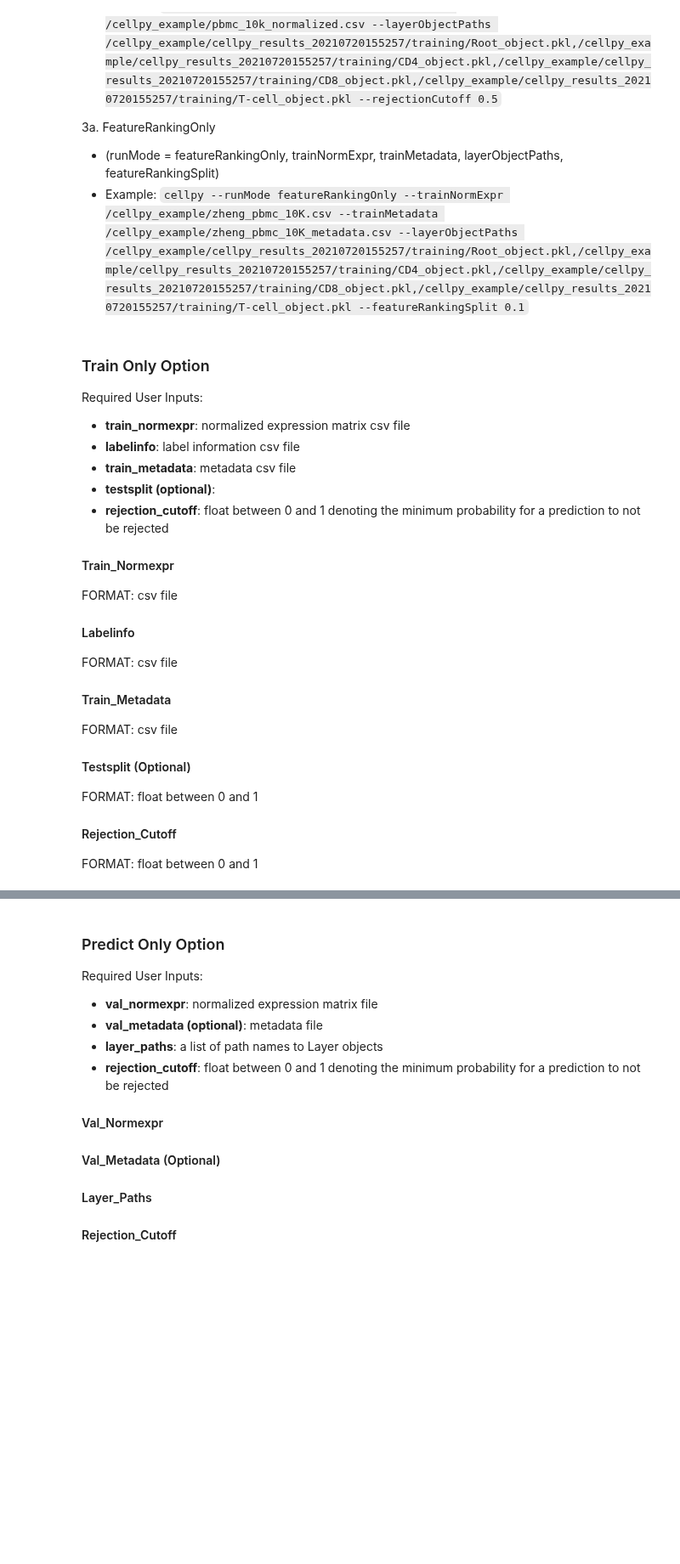
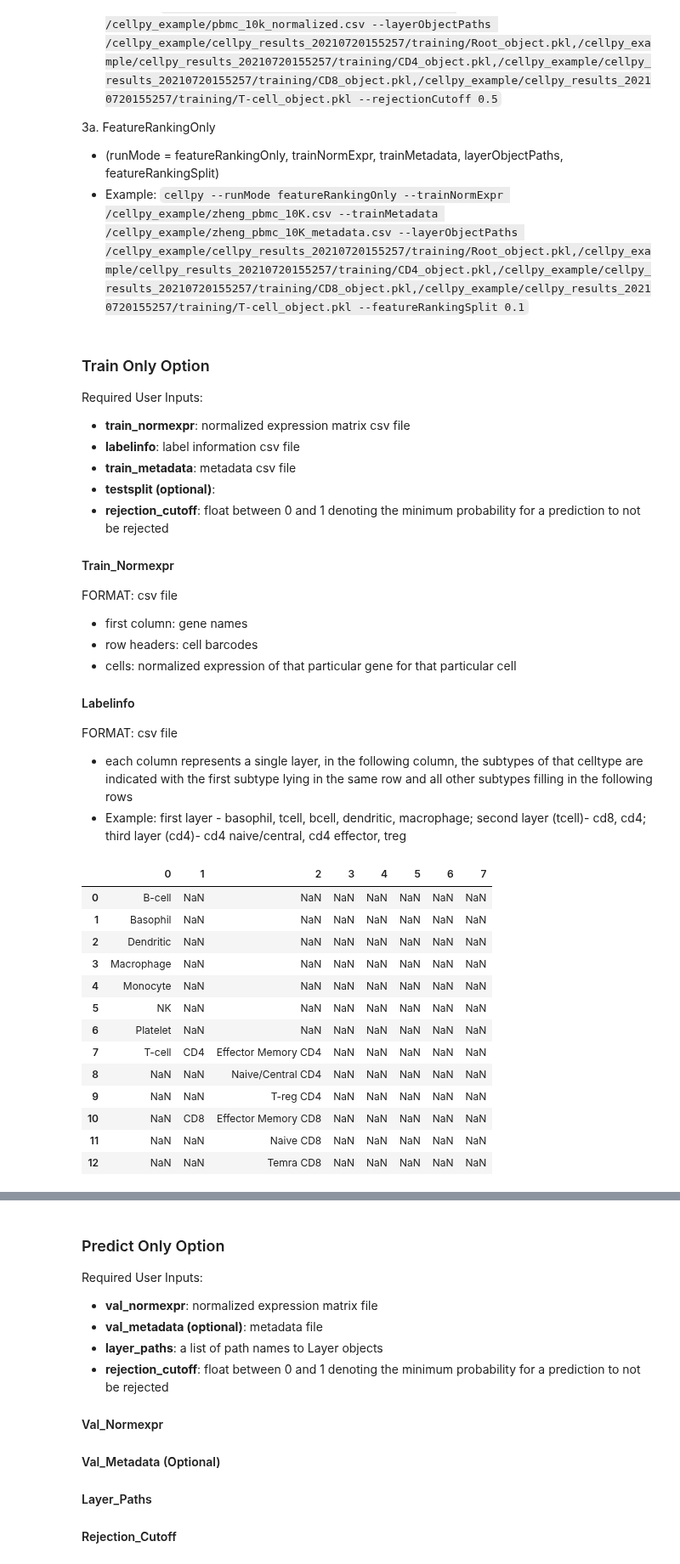
Before and after one commit to devCellPy-Team/devCellPy, a Jupyter notebook: full.ipynb, the cells around one changed output, grey strips where cells are left out. Shown at 85% size. Drawn from its saved outputs; the diff is of its cells as text; code cells hidden in the pictures; blank space fills up the shorter version.

Commit message:
more examples

```diff
--- a/full.ipynb
+++ b/full.ipynb
@@ -43,19 +43,31 @@ Required User Inputs:
 #### Train_Normexpr
 
 FORMAT: csv file
+* first column: gene names
+* row headers: cell barcodes
+* cells: normalized expression of that particular gene for that particular cell
 
 #### Labelinfo
 
 FORMAT: csv file
-
-#### Train_Metadata
-
-FORMAT: csv file
-
-#### Testsplit (Optional)
-
-FORMAT: float between 0 and 1
-
-#### Rejection_Cutoff
-
-FORMAT: float between 0 and 1
+* each column represents a single layer, in the following column, the subtypes of that celltype are indicated with the first subtype lying in the same row and all other subtypes filling in the following rows
+* Example: first layer - basophil, tcell, bcell, dendritic, macrophage; second layer (tcell)- cd8, cd4; third layer (cd4)- cd4 naive/central, cd4 effector, treg
+# %%
+import pandas as pd
+labels = pd.read_csv("~/Desktop/zheng_labelinfo.csv", header=None)
+labels
+# %% [output]
+|  | 0 | 1 | 2 | 3 | 4 | 5 | 6 | 7 |
+| 0 | B-cell | NaN | NaN | NaN | NaN | NaN | NaN | NaN |
+| 1 | Basophil | NaN | NaN | NaN | NaN | NaN | NaN | NaN |
+| 2 | Dendritic | NaN | NaN | NaN | NaN | NaN | NaN | NaN |
+| 3 | Macrophage | NaN | NaN | NaN | NaN | NaN | NaN | NaN |
+| 4 | Monocyte | NaN | NaN | NaN | NaN | NaN | NaN | NaN |
+| 5 | NK | NaN | NaN | NaN | NaN | NaN | NaN | NaN |
+| 6 | Platelet | NaN | NaN | NaN | NaN | NaN | NaN | NaN |
+| 7 | T-cell | CD4 | Effector Memory CD4 | NaN | NaN | NaN | NaN | NaN |
+| 8 | NaN | NaN | Naive/Central CD4 | NaN | NaN | NaN | NaN | NaN |
+| 9 | NaN | NaN | T-reg CD4 | NaN | NaN | NaN | NaN | NaN |
+| 10 | NaN | CD8 | Effector Memory CD8 | NaN | NaN | NaN | NaN | NaN |
+| 11 | NaN | NaN | Naive CD8 | NaN | NaN | NaN | NaN | NaN |
+| 12 | NaN | NaN | Temra CD8 | NaN | NaN | NaN | NaN | NaN |
```
Also changed, not shown: parts of 1 cell of this notebook.
